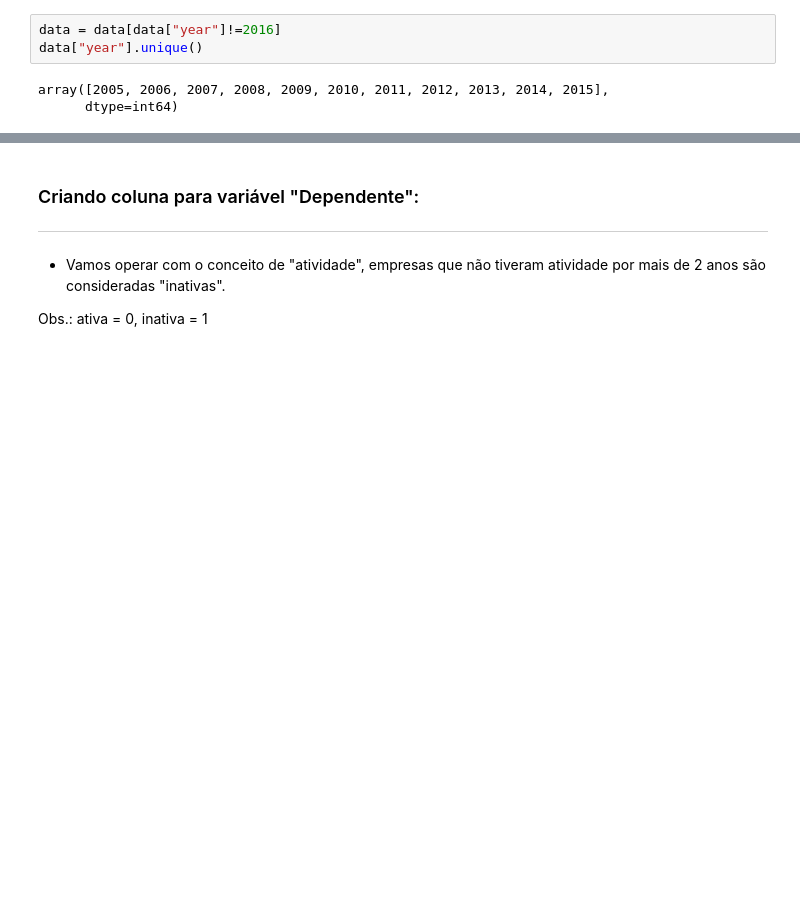
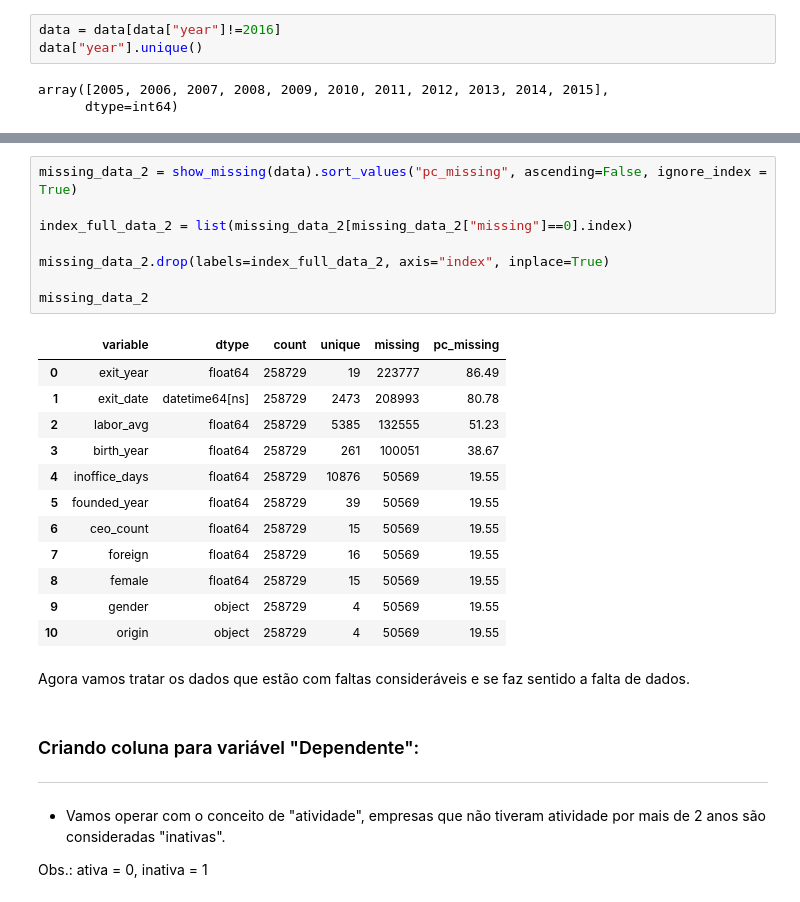
Before and after one commit to caio-a-garcia/PADS_Atividade_Integradora, a Jupyter notebook: Tratamento_de_dados.ipynb, the cells around one changed output, grey strips where cells are left out. Saved outputs shown, nothing was run; the diff lists cells and outputs as text; blank space fills up the shorter version.

```diff
--- a/Tratamento_de_dados.ipynb
+++ b/Tratamento_de_dados.ipynb
@@ -119,3 +221,26 @@ array([2005, 2006, 2007, 2008, 2009, 2010, 2011, 2012, 2013, 2014, 2015],
+# %%
+missing_data_2 = show_missing(data).sort_values("pc_missing", ascending=False, ignore_index = True)
+
+index_full_data_2 = list(missing_data_2[missing_data_2["missing"]==0].index)
+
+missing_data_2.drop(labels=index_full_data_2, axis="index", inplace=True)
+
+missing_data_2
+# %% [output]
+|  | variable | dtype | count | unique | missing | pc_missing |
+| 0 | exit_year | float64 | 258729 | 19 | 223777 | 86.49 |
+| 1 | exit_date | datetime64[ns] | 258729 | 2473 | 208993 | 80.78 |
+| 2 | labor_avg | float64 | 258729 | 5385 | 132555 | 51.23 |
+| 3 | birth_year | float64 | 258729 | 261 | 100051 | 38.67 |
+| 4 | inoffice_days | float64 | 258729 | 10876 | 50569 | 19.55 |
+| 5 | founded_year | float64 | 258729 | 39 | 50569 | 19.55 |
+| 6 | ceo_count | float64 | 258729 | 15 | 50569 | 19.55 |
+| 7 | foreign | float64 | 258729 | 16 | 50569 | 19.55 |
+| 8 | female | float64 | 258729 | 15 | 50569 | 19.55 |
+| 9 | gender | object | 258729 | 4 | 50569 | 19.55 |
+| 10 | origin | object | 258729 | 4 | 50569 | 19.55 |
+# %% [markdown]
+Agora vamos tratar os dados que estão com faltas consideráveis e se faz sentido a falta de dados.
 # %% [markdown]
 ### Criando coluna para variável "Dependente":
 ---
```
Also changed, not shown: parts of 22 cells of this notebook, 1 other file.
